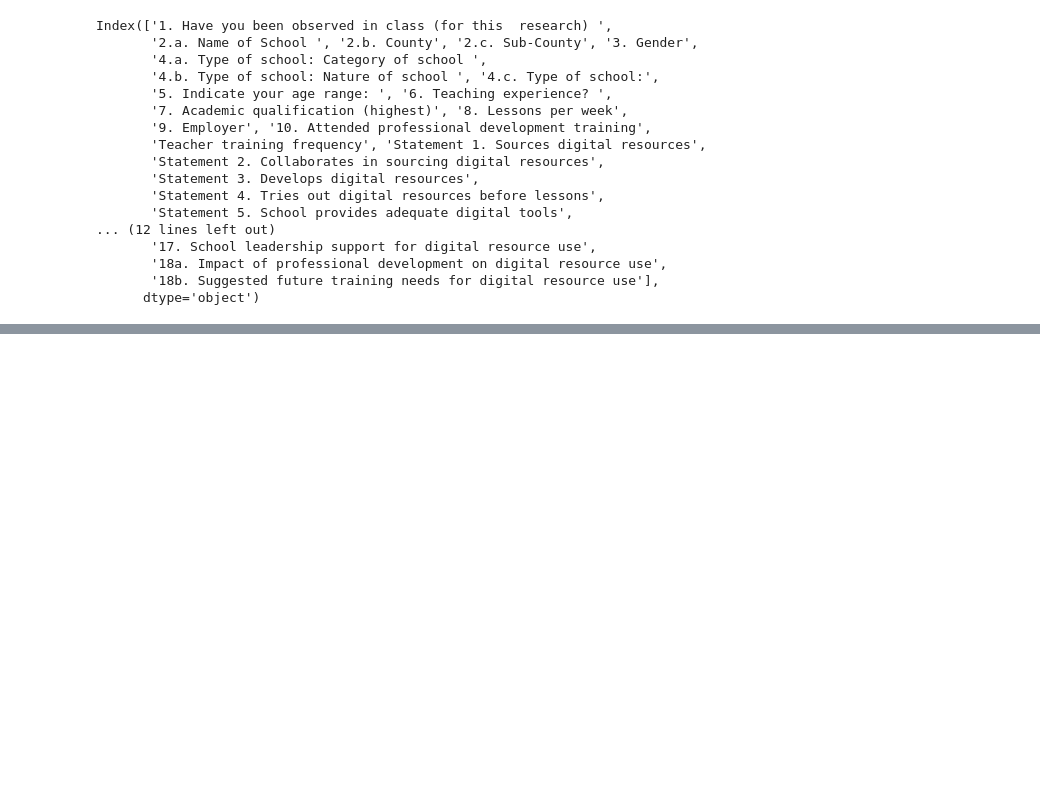
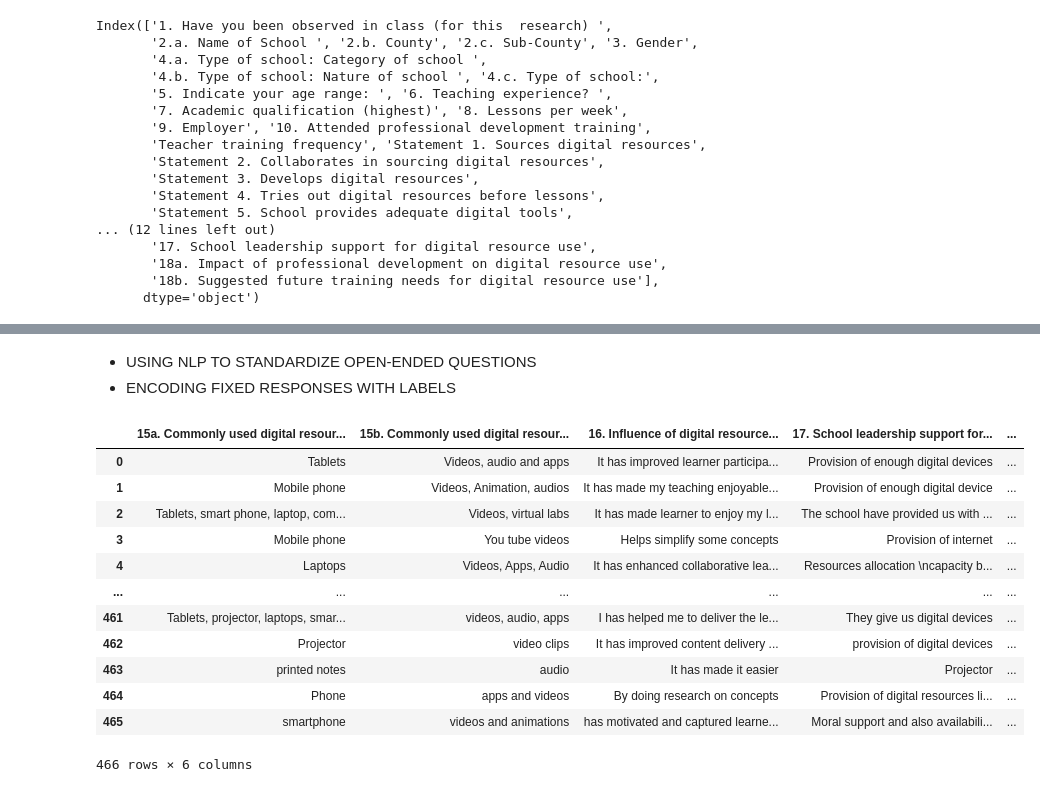
Before and after one commit to davidmasai/kenya-stem-digital-efficacy, a Jupyter notebook: Kenya_stem_digital_efficacy.ipynb, the cells around one changed output, grey strips where cells are left out. Drawn from its saved outputs; the diff is of its cells as text; code cells hidden in the pictures; blank space fills up the shorter version.

```diff
--- a/Kenya_stem_digital_efficacy.ipynb
+++ b/Kenya_stem_digital_efficacy.ipynb
@@ -1084,0 +1097,26 @@ Index(['1. Have you been observed in class (for this  research) ',
+# %% [markdown]
+- USING NLP TO STANDARDIZE OPEN-ENDED QUESTIONS
+- ENCODING FIXED RESPONSES WITH LABELS
+# %%
+#columns to standardize responses
+questions[[
+       '15a. Commonly used digital resources (Hardware)',
+       '15b. Commonly used digital resources (Software)',
+       '16. Influence of digital resources on teaching',
+       '17. School leadership support for digital resource use',
+       '18a. Impact of professional development on digital resource use',
+       '18b. Suggested future training needs for digital resource use']]
+# %% [output]
+|  | 15a. Commonly used digital resour... | 15b. Commonly used digital resour... | 16. Influence of digital resource... | 17. School leadership support for... | ... |
+| 0 | Tablets | Videos, audio and apps | It has improved learner participa... | Provision of enough digital devices | ... |
+| 1 | Mobile phone | Videos, Animation, audios | It has made my teaching enjoyable... | Provision of enough digital device | ... |
+| 2 | Tablets, smart phone, laptop, com... | Videos, virtual labs | It has made learner to enjoy my l... | The school have provided us with ... | ... |
+| 3 | Mobile phone | You tube videos | Helps simplify some concepts | Provision of internet | ... |
+| 4 | Laptops | Videos, Apps, Audio | It has enhanced collaborative lea... | Resources allocation \ncapacity b... | ... |
+| ... | ... | ... | ... | ... | ... |
+| 461 | Tablets, projector, laptops, smar... | videos, audio, apps | I has helped me to deliver the le... | They give us digital devices | ... |
+| 462 | Projector | video clips | It has improved content delivery ... | provision of digital devices | ... |
+| 463 | printed notes | audio | It has made it easier | Projector | ... |
+| 464 | Phone | apps and videos | By doing research on concepts | Provision of digital resources li... | ... |
+| 465 | smartphone | videos and animations | has motivated and captured learne... | Moral support and also availabili... | ... |
+466 rows × 6 columns
```
Also changed, not shown: parts of 2 cells of this notebook.
